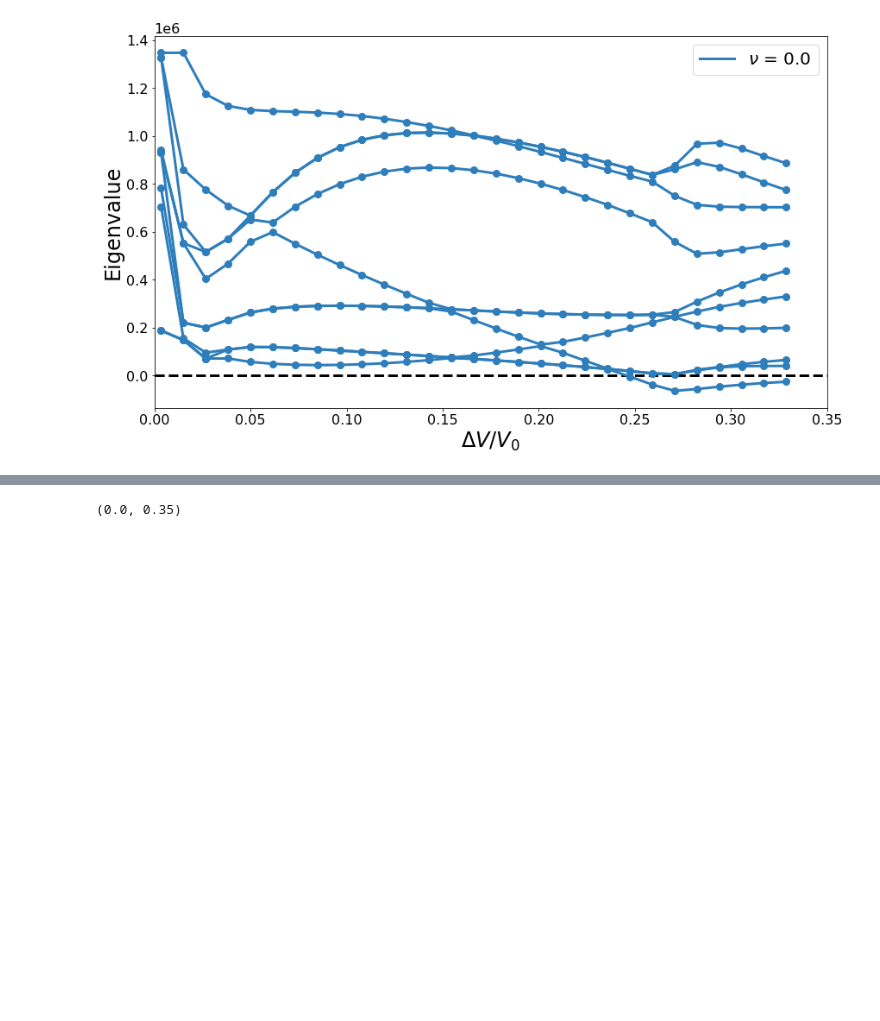
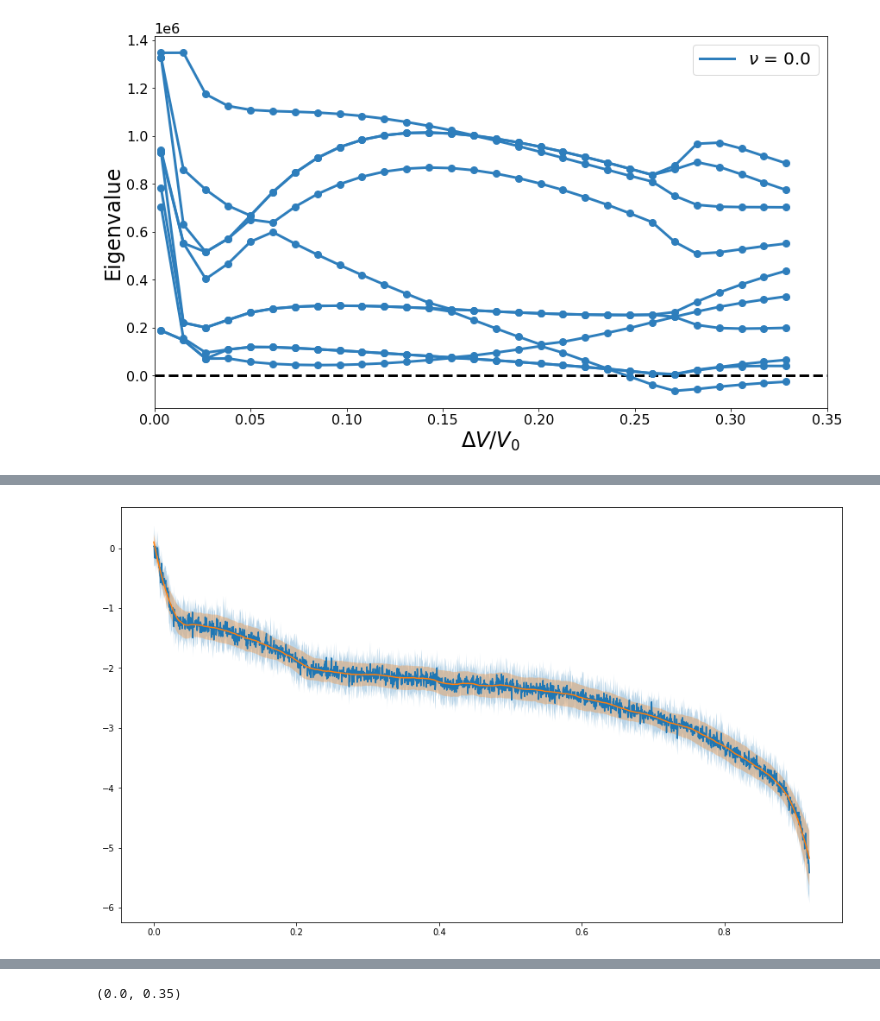
Before and after one commit to bertoldi-collab/buckling-cylinders, a Jupyter notebook: figure_making.ipynb, the cells around one changed output, grey strips where cells are left out. Drawn from its saved outputs; the diff is of its cells as text; code cells hidden in the pictures; blank space fills up the shorter version.

Commit message:
filled freq and pv for 2+4 folds

```diff
--- a/figure_making.ipynb
+++ b/figure_making.ipynb
@@ -103,0 +104,53 @@ ax.set_ylim(ylim_cur)
+# %%
+def smooth_pv_data(pressure, window_len = 100):
+    # window_len = 100
+    poly_order = 2
+    len_pressure, num_exp = np.shape(pressure)
+
+    pressure_smooth = np.zeros((len_pressure, num_exp))
+
+    for i in range(num_exp):
+        pressure_smooth[:,i] = savgol_filter(pressure[:,i], window_len, poly_order)
+
+    return pressure_smooth
+# %%
+'''load exp data'''
+data_all = np.loadtxt('exp_results/PV_4f_Fig1_exp.csv', skiprows = 2, delimiter = ',')
+vol_all = data_all[:,0]
+
+pressure_4_mean = np.mean(data_all[:,1:], axis = 1)
+pressure_4_exp_std = np.std(data_all[:,1:], axis = 1)
+
+pressure_4_smooth = smooth_pv_data(data_all[:,1:], 120)
+pressure_4_smooth_mean = np.mean(pressure_4_smooth, axis = 1)
+pressure_4_smooth_std = np.std(pressure_4_smooth, axis = 1)
+
+
+#note: checked and this is averaged correctly w/o any extra volume stuff
+
+R = 10 #mm
+H = 18 #mm
+vol_0 = np.pi * R * R * H * 1e-3 #mm^3 * 1000 should be cm^3 aka mL
+pressure_0 = pressure_4_mean[0]
+
+'''load sim data'''
+E_try = [1.4]
+t_try = [0.56]
+
+# fig, ax = plt.subplots(figsize = (14,10))
+fig, ax = plt.subplots(figsize = (12,7), constrained_layout = True)
+# for i in range(1,np.shape(data_all)[1]):
+#     ax.plot(vol_all/vol_0, data_all[:,i])
+# ax.plot(-(vol_v113 - vol_v113[0])/vol_v113[0], pressure_v113, label = 'Dynamic Implicit: 4 folds') #v113
+# ax.set_xlim(left = 0, right = 1.)
+initial_idx = 400
+
+#plot exp
+ax.plot(vol_all/vol_0, pressure_4_mean, label = 'Experiment: 4 folds')
+ax.fill_between(vol_all/vol_0, pressure_4_mean + pressure_4_exp_std, pressure_4_mean - pressure_4_exp_std, alpha = 0.3)
+
+ax.plot(vol_all/vol_0, pressure_4_smooth_mean, label = 'Experiment: 4 folds')
+ax.fill_between(vol_all/vol_0, pressure_4_smooth_mean + pressure_4_smooth_std, pressure_4_smooth_mean - pressure_4_smooth_std, alpha = 0.3)
+cmap_all = ['Blues', 'Reds','Greens', 'Oranges', 'Purples', 'YlOrBr', 'BuGn', 'PuRd']
+# %% [output]
+[figure, added]
```
Also changed, not shown: parts of 4 cells of this notebook.
